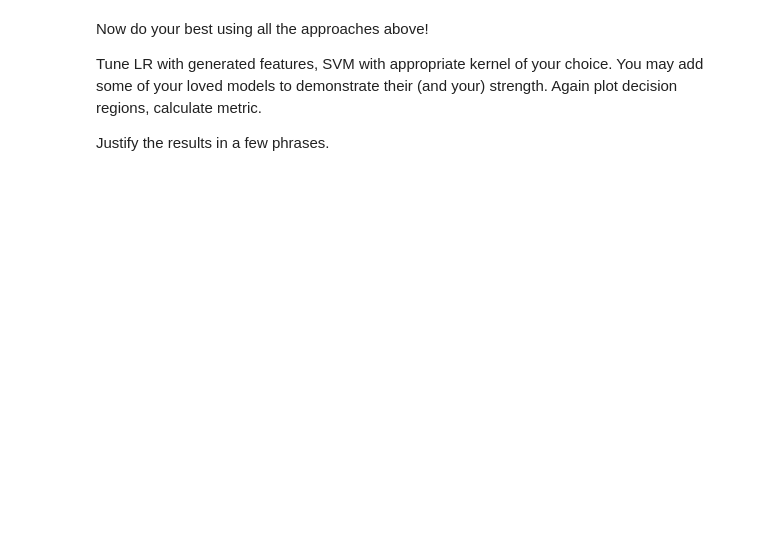
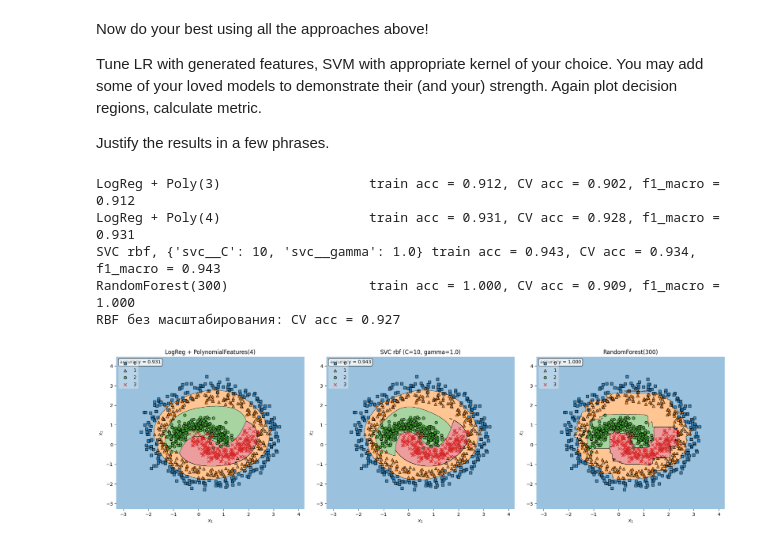
Before and after one commit to izvezdakov/ML, a Jupyter notebook: lab01/lab01_part3_svm_kernels.ipynb, the cells around one changed output. Saved outputs shown, nothing was run; the diff lists cells and outputs as text; code cells hidden in the pictures; blank space fills up the shorter version.

```diff
--- a/lab01/lab01_part3_svm_kernels.ipynb
+++ b/lab01/lab01_part3_svm_kernels.ipynb
@@ -115,0 +311,66 @@ Justify the results in a few phrases.
+# %%
+from sklearn.preprocessing import PolynomialFeatures, StandardScaler
+from sklearn.linear_model import LogisticRegression
+from sklearn.svm import SVC
+from sklearn.ensemble import RandomForestClassifier
+from sklearn.pipeline import Pipeline
+from sklearn.model_selection import GridSearchCV, cross_val_score
+
+# Круги растянуты в 2.5 раза и сдвинуты, поэтому масштабирование обязательно:
+# без него RBF-ядро «видит» круги в другом масштабе, чем «луны».
+hard_lr = {
+    degree: Pipeline([
+        ('scaler', StandardScaler()),
+        ('poly', PolynomialFeatures(degree=degree, include_bias=False)),
+        ('log_reg', LogisticRegression(C=1.0, max_iter=2000)),
+    ])
+    for degree in (3, 4)
+}
+
+rbf_search = GridSearchCV(
+    Pipeline([('scaler', StandardScaler()), ('svc', SVC(kernel='rbf'))]),
+    {'svc__C': [1, 10, 100], 'svc__gamma': ['scale', 0.5, 1.0, 2.0]},
+    cv=5, scoring='accuracy',
+)
+rbf_search.fit(points, labels)
+
+rf = RandomForestClassifier(n_estimators=300, random_state=42)
+
+models = {
+    'LogReg + Poly(3)': hard_lr[3],
+    'LogReg + Poly(4)': hard_lr[4],
+    'SVC rbf, %s' % rbf_search.best_params_: rbf_search.best_estimator_,
+    'RandomForest(300)': rf,
+}
+
+for name, model in models.items():
+    model.fit(points, labels)
+    cv_acc = cross_val_score(model, points, labels, cv=5, scoring='accuracy').mean()
+    print('%-34s train acc = %.3f, CV acc = %.3f, f1_macro = %.3f'
+          % (name, accuracy_score(labels, model.predict(points)), cv_acc,
+             f1_score(labels, model.predict(points), average='macro')))
+
+# Проверяем, что масштабирование действительно важно для RBF.
+rbf_no_scaler = SVC(kernel='rbf', **{k.replace('svc__', ''): v
+                                     for k, v in rbf_search.best_params_.items()})
+print('RBF без масштабирования: CV acc = %.3f'
+      % cross_val_score(rbf_no_scaler, points, labels, cv=5,
+                        scoring='accuracy').mean())
+
+fig, axes = plt.subplots(1, 3, figsize=(19, 5.5))
+plot_decisions(hard_lr[4], points, labels, 'LogReg + PolynomialFeatures(4)', ax=axes[0])
+plot_decisions(rbf_search.best_estimator_, points, labels,
+               'SVC rbf (C=%s, gamma=%s)' % (rbf_search.best_params_['svc__C'],
+                                             rbf_search.best_params_['svc__gamma']),
+               ax=axes[1])
+plot_decisions(RandomForestClassifier(n_estimators=300, random_state=42),
+               points, labels, 'RandomForest(300)', ax=axes[2])
+plt.tight_layout()
+plt.show()
+# %% [output]
+LogReg + Poly(3)                   train acc = 0.912, CV acc = 0.902, f1_macro = 0.912
+LogReg + Poly(4)                   train acc = 0.931, CV acc = 0.928, f1_macro = 0.931
+SVC rbf, {'svc__C': 10, 'svc__gamma': 1.0} train acc = 0.943, CV acc = 0.934, f1_macro = 0.943
+RandomForest(300)                  train acc = 1.000, CV acc = 0.909, f1_macro = 1.000
+RBF без масштабирования: CV acc = 0.927
+[figure, added]
```
Also changed, not shown: parts of 16 cells of this notebook.
